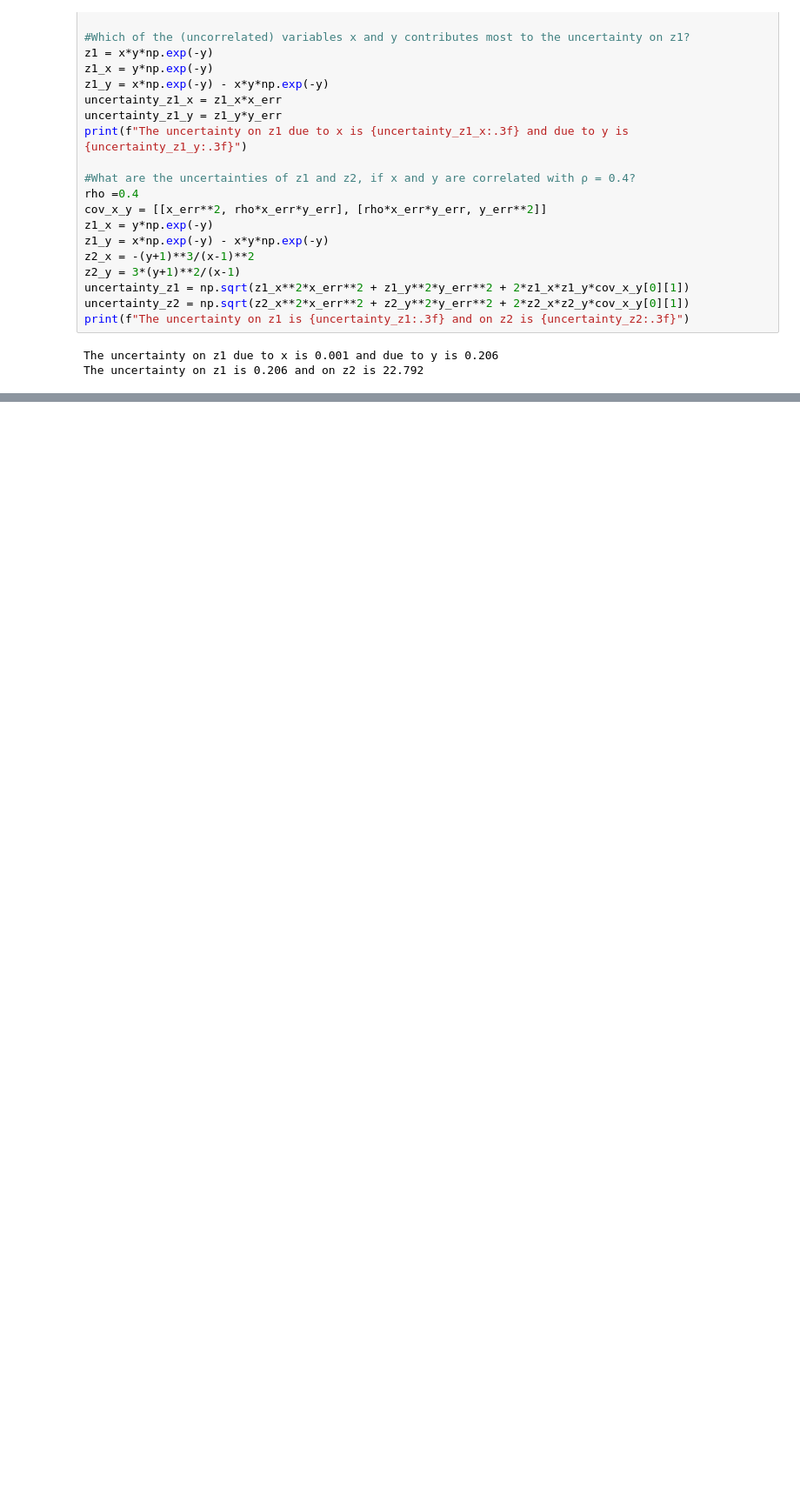
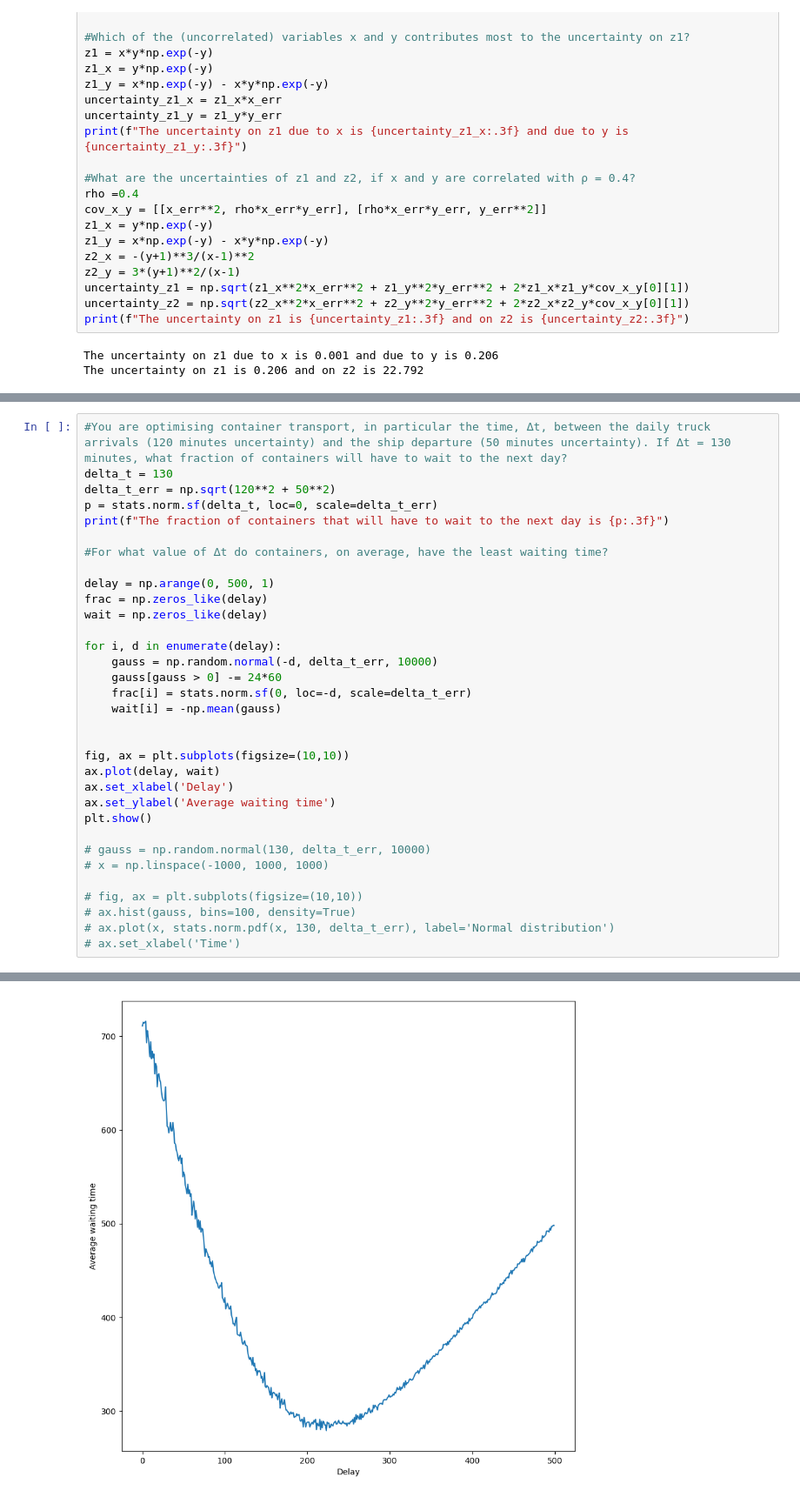
Before and after one commit to EliasBS/AppStat2024, a Jupyter notebook: Exam2022_ExampleSolutions/Exam2022_Elias.ipynb, the cells around one changed output, grey strips where cells are left out. Shown at 87% size. Drawn from its saved outputs; the diff is of its cells as text; blank space fills up the shorter version.

```diff
--- a/Exam2022_ExampleSolutions/Exam2022_Elias.ipynb
+++ b/Exam2022_ExampleSolutions/Exam2022_Elias.ipynb
@@ -90,0 +260,34 @@ The uncertainty on z1 is 0.206 and on z2 is 22.792
+# %%
+#You are optimising container transport, in particular the time, ∆t, between the daily truck arrivals (120 minutes uncertainty) and the ship departure (50 minutes uncertainty). If ∆t = 130 minutes, what fraction of containers will have to wait to the next day?
+delta_t = 130
+delta_t_err = np.sqrt(120**2 + 50**2)
+p = stats.norm.sf(delta_t, loc=0, scale=delta_t_err)
+print(f"The fraction of containers that will have to wait to the next day is {p:.3f}")
+
+#For what value of ∆t do containers, on average, have the least waiting time?
+
+delay = np.arange(0, 500, 1)
+frac = np.zeros_like(delay)
+wait = np.zeros_like(delay)
+
+for i, d in enumerate(delay):
+    gauss = np.random.normal(-d, delta_t_err, 10000)
+    gauss[gauss > 0] -= 24*60
+    frac[i] = stats.norm.sf(0, loc=-d, scale=delta_t_err)
+    wait[i] = -np.mean(gauss)
+
+
+fig, ax = plt.subplots(figsize=(10,10))
+ax.plot(delay, wait)
+ax.set_xlabel('Delay')
+ax.set_ylabel('Average waiting time')
+plt.show()
+
+# gauss = np.random.normal(130, delta_t_err, 10000)
+# x = np.linspace(-1000, 1000, 1000)
+
+# fig, ax = plt.subplots(figsize=(10,10))
+# ax.hist(gauss, bins=100, density=True)
+# ax.plot(x, stats.norm.pdf(x, 130, delta_t_err), label='Normal distribution')
+# ax.set_xlabel('Time')
+# %% [output]
@@ -90,0 +295 @@ The uncertainty on z1 is 0.206 and on z2 is 22.792
+[figure, added]
```
Also changed, not shown: parts of 16 cells of this notebook, 2 other files.
